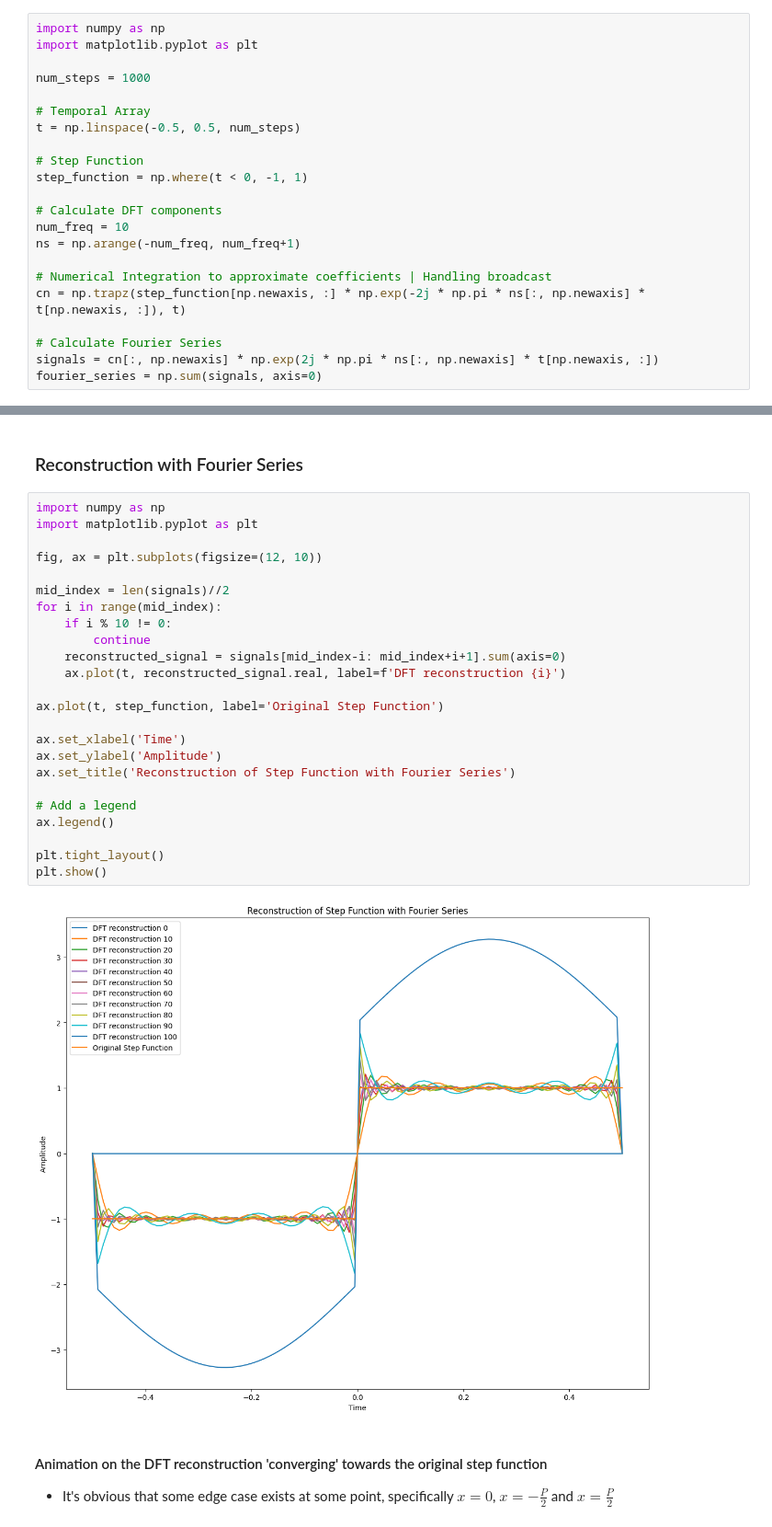
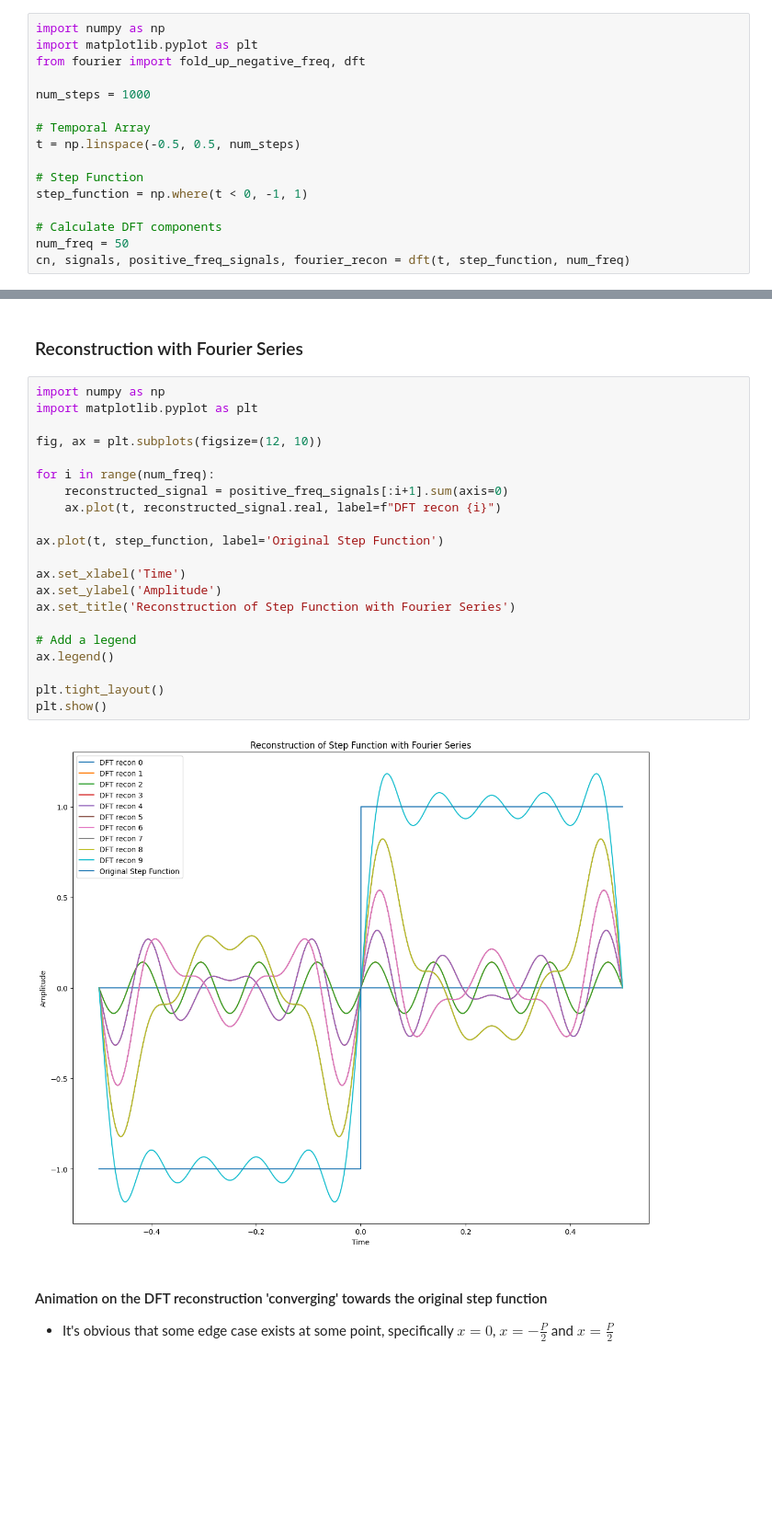
Before and after one commit to fangyuan-ksgk/waveletGPT, a Jupyter notebook: test.ipynb, the cells around one changed output, grey strips where cells are left out. Shown at 92% size. Saved outputs shown, nothing was run; the diff lists cells and outputs as text; blank space fills up the shorter version.

```diff
--- a/test.ipynb
+++ b/test.ipynb
@@ -49,6 +49,7 @@ which is a unit circle. With the discrete fourier series above, we can project t
 # %%
 import numpy as np
 import matplotlib.pyplot as plt
+from fourier import fold_up_negative_freq, dft
 
 num_steps = 1000
 
@@ -59,14 +60,7 @@ t = np.linspace(-0.5, 0.5, num_steps)
 step_function = np.where(t < 0, -1, 1)
 
 # Calculate DFT components
-num_freq = 10
-ns = np.arange(-num_freq, num_freq+1)
-
-# Numerical Integration to approximate coefficients | Handling broadcast
-cn = np.trapz(step_function[np.newaxis, :] * np.exp(-2j * np.pi * ns[:, np.newaxis] * t[np.newaxis, :]), t)
-
-# Calculate Fourier Series
-signals = cn[:, np.newaxis] * np.exp(2j * np.pi * ns[:, np.newaxis] * t[np.newaxis, :])
-fourier_series = np.sum(signals, axis=0)
+num_freq = 50
+cn, signals, positive_freq_signals, fourier_recon = dft(t, step_function, num_freq)
 # %% [markdown]
 ### Decomposition into signals having different frequencies
@@ -115,29 +119,26 @@ plt.show()
 # %%
 import numpy as np
 import matplotlib.pyplot as plt
 
 fig, ax = plt.subplots(figsize=(12, 10))
 
-mid_index = len(signals)//2
-for i in range(mid_index):
-    if i % 10 != 0:
-        continue
-    reconstructed_signal = signals[mid_index-i: mid_index+i+1].sum(axis=0)
-    ax.plot(t, reconstructed_signal.real, label=f'DFT reconstruction {i}')
+for i in range(num_freq):
+    reconstructed_signal = positive_freq_signals[:i+1].sum(axis=0)
+    ax.plot(t, reconstructed_signal.real, label=f"DFT recon {i}")
 
 ax.plot(t, step_function, label='Original Step Function')
 
 ax.set_xlabel('Time')
 ax.set_ylabel('Amplitude')
 ax.set_title('Reconstruction of Step Function with Fourier Series')
 
 # Add a legend
 ax.legend()
 
 plt.tight_layout()
 plt.show()
 # %% [output]
-[figure, old version]
+[figure, new version]
 # %% [markdown]
 #### Animation on the DFT reconstruction 'converging' towards the original step function
 * It's obvious that some edge case exists at some point, specifically $x=0$, $x=-\frac{P}{2}$ and $x=\frac{P}{2}$
```
Also changed, not shown: parts of 9 cells of this notebook, 3 other files.
